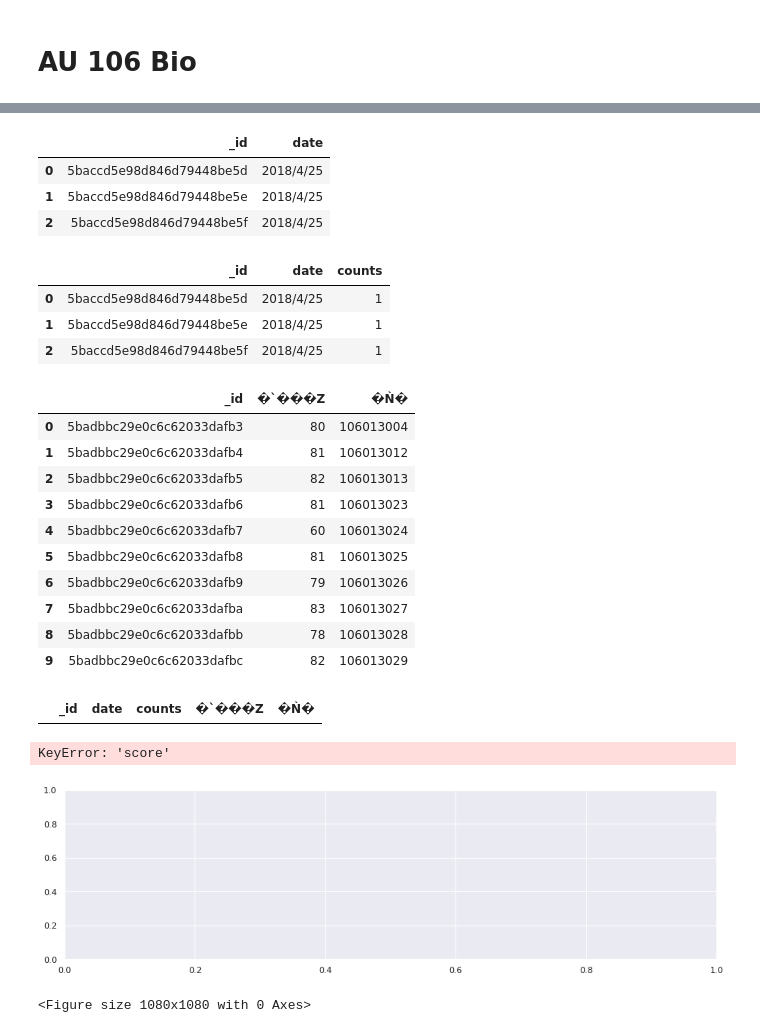
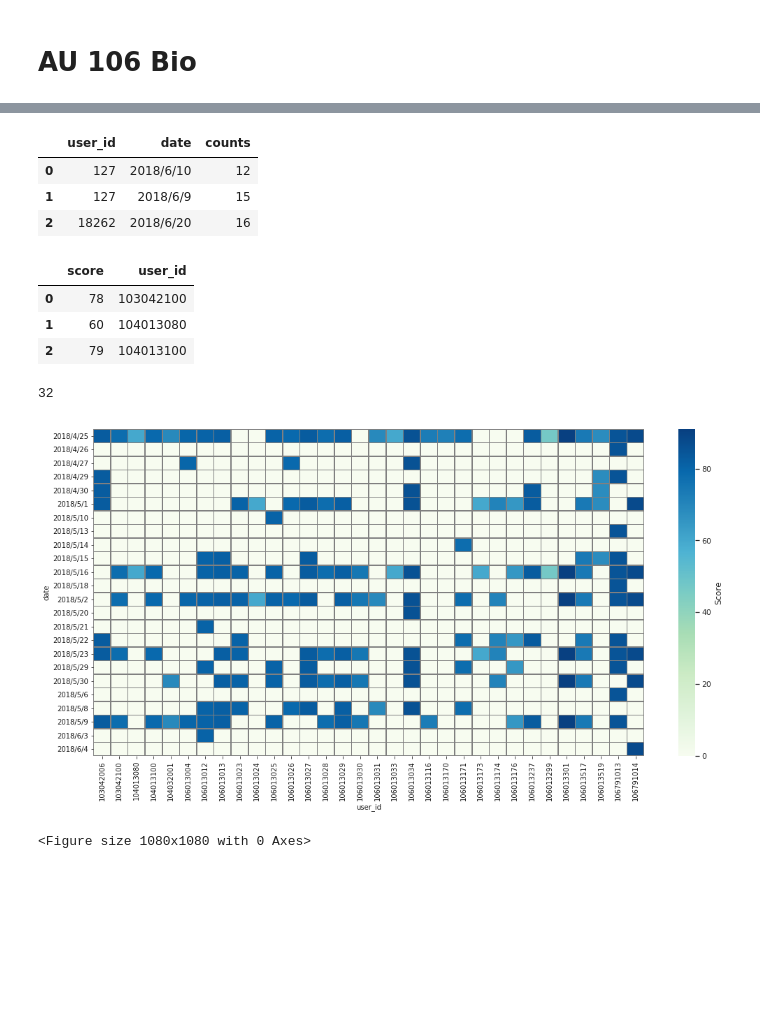
Before and after one commit to owen198/kslab, a Jupyter notebook: au_ebook/Data visualization.ipynb, the cells around one changed output, grey strips where cells are left out. Cells and saved outputs as stored; diff of their text form; code cells hidden in the pictures; blank space fills up the shorter version.

```diff
--- a/au_ebook/Data visualization.ipynb
+++ b/au_ebook/Data visualization.ipynb
@@ -56,64 +46,67 @@ au_1062bio_clickstream.head(3)
-# %%
-au_1062bio_clickstream['date'], au_1062bio_clickstream['time'] = au_1062bio_clickstream['operation_date'].str.split(' ', 1).str
-au_1062bio_clickstream = au_1062bio_clickstream[['_id', 'date']]
-au_1062bio_clickstream.head(3)
-# %% [output]
-|  | _id | date |
-| 0 | 5baccd5e98d846d79448be5d | 2018/4/25 |
-| 1 | 5baccd5e98d846d79448be5e | 2018/4/25 |
-| 2 | 5baccd5e98d846d79448be5f | 2018/4/25 |
+# %%
+db = conn['AU_106_2_BIO']
+collection = db['AU_106_2_BIO_BookRollLog.csv']
+au_1062bio_clickstream = pd.DataFrame(list(collection.find()))
+#au_1062bio_clickstream.head(3)
+
+
+au_1062bio_clickstream['date'], au_1062bio_clickstream['time'] = au_1062bio_clickstream['operation_date'].str.split(' ', 1).str
+au_1062bio_clickstream['user_id'], au_1062bio_clickstream['others'] = au_1062bio_clickstream['user_id'].str.split('@', 0).str
+au_1062bio_clickstream = au_1062bio_clickstream[['user_id', 'date']]
+au_1062bio_clickstream = au_1062bio_clickstream[au_1062bio_clickstream['user_id'].apply(lambda x: x.isnumeric())]
+au_1062bio_clickstream['user_id'] = au_1062bio_clickstream['user_id'].astype(int)
+au_1062bio_clickstream = au_1062bio_clickstream.groupby(['user_id', 'date']).size().reset_index(name='counts')
+au_1062bio_clickstream.head(3)
+# %% [output]
+|  | user_id | date | counts |
+| 0 | 127 | 2018/6/10 | 12 |
+| 1 | 127 | 2018/6/9 | 15 |
+| 2 | 18262 | 2018/6/20 | 16 |
 # %%
-au_1062bio_clickstream = au_1062bio_clickstream.groupby(['_id', 'date']).size().reset_index(name='counts')
-au_1062bio_clickstream.head(3)
+#au_1062bio_clickstream = au_1062bio_clickstream.groupby(['user_id', 'date']).size().reset_index(name='counts')
+#au_1062bio_clickstream['user_id'].astype(str)
+#au_1062bio_clickstream
-# %% [output]
-|  | _id | date | counts |
-| 0 | 5baccd5e98d846d79448be5d | 2018/4/25 | 1 |
-| 1 | 5baccd5e98d846d79448be5e | 2018/4/25 | 1 |
-| 2 | 5baccd5e98d846d79448be5f | 2018/4/25 | 1 |
 # %%
 db = conn['AU_106_2_BIO']
 collection = db['AU_106_2_BIO_final_score.csv']
 au_1062bio_score = pd.DataFrame(list(collection.find()))
-au_1062bio_score.head(10)
+au_1062bio_score.rename(index=str, columns={"student_id": "user_id"}, inplace=True)
+au_1062bio_score.rename(index=str, columns={"final_score": "score"}, inplace=True)
+au_1062bio_score = au_1062bio_score.drop(['_id'], axis=1)
+#au_1062bio_score['user_id'].astype(str)
+au_1062bio_score.head(3)
 #au_1062bio_score[au_1062bio_score['_id']=='5baccd5e98d846d79448be5d']
 # %% [output]
-|  | _id | �`���Z | �Ǹ� |
-| 0 | 5badbbc29e0c6c62033dafb3 | 80 | 106013004 |
-| 1 | 5badbbc29e0c6c62033dafb4 | 81 | 106013012 |
-| 2 | 5badbbc29e0c6c62033dafb5 | 82 | 106013013 |
-| 3 | 5badbbc29e0c6c62033dafb6 | 81 | 106013023 |
-| 4 | 5badbbc29e0c6c62033dafb7 | 60 | 106013024 |
-| 5 | 5badbbc29e0c6c62033dafb8 | 81 | 106013025 |
-| 6 | 5badbbc29e0c6c62033dafb9 | 79 | 106013026 |
-| 7 | 5badbbc29e0c6c62033dafba | 83 | 106013027 |
-| 8 | 5badbbc29e0c6c62033dafbb | 78 | 106013028 |
-| 9 | 5badbbc29e0c6c62033dafbc | 82 | 106013029 |
+|  | score | user_id |
+| 0 | 78 | 103042100 |
+| 1 | 60 | 104013080 |
+| 2 | 79 | 104013100 |
 # %%
-au_1062bio = pd.merge(au_1062bio_clickstream, au_1062bio_score, on='_id')
+au_1062bio = pd.merge(au_1062bio_clickstream, au_1062bio_score, on='user_id')
 au_1062bio.head(3)
+len(au_1062bio.groupby('user_id'))
 # %% [output]
-|  | _id | date | counts | �`���Z | �Ǹ� |
+32
 # %%
 
-fig1, ax1 = plt.subplots(figsize=(15, 4))
-pivot = au_1062bio.pivot(index='_id', columns='date', values='score')
+fig1, ax1 = plt.subplots(figsize=(15, 8))
+pivot = au_1062bio.pivot(index='user_id', columns='date', values='score')
 pivot = pivot.fillna(0).T
 
 sns.set()
 ax1 = sns.heatmap(pivot,
                   cbar_kws={'label': 'Score'},
                   cmap='GnBu',
                   linewidths=0.5,
                   linecolor='gray')
 
 sns.set(font_scale=0.9)
 
 ax1.set_yticklabels(pivot.index, rotation=0)
 fig1.tight_layout()
 fig1.savefig('./images/au_106bio_students_score_week.png', dpi=300)
 # %% [output]
-KeyError: 'score'
-[figure, old version]
+[figure, new version]
 # %%
 sns.set(style='white')
 
```
Also changed, not shown: parts of 6 cells of this notebook, 6 other files.
